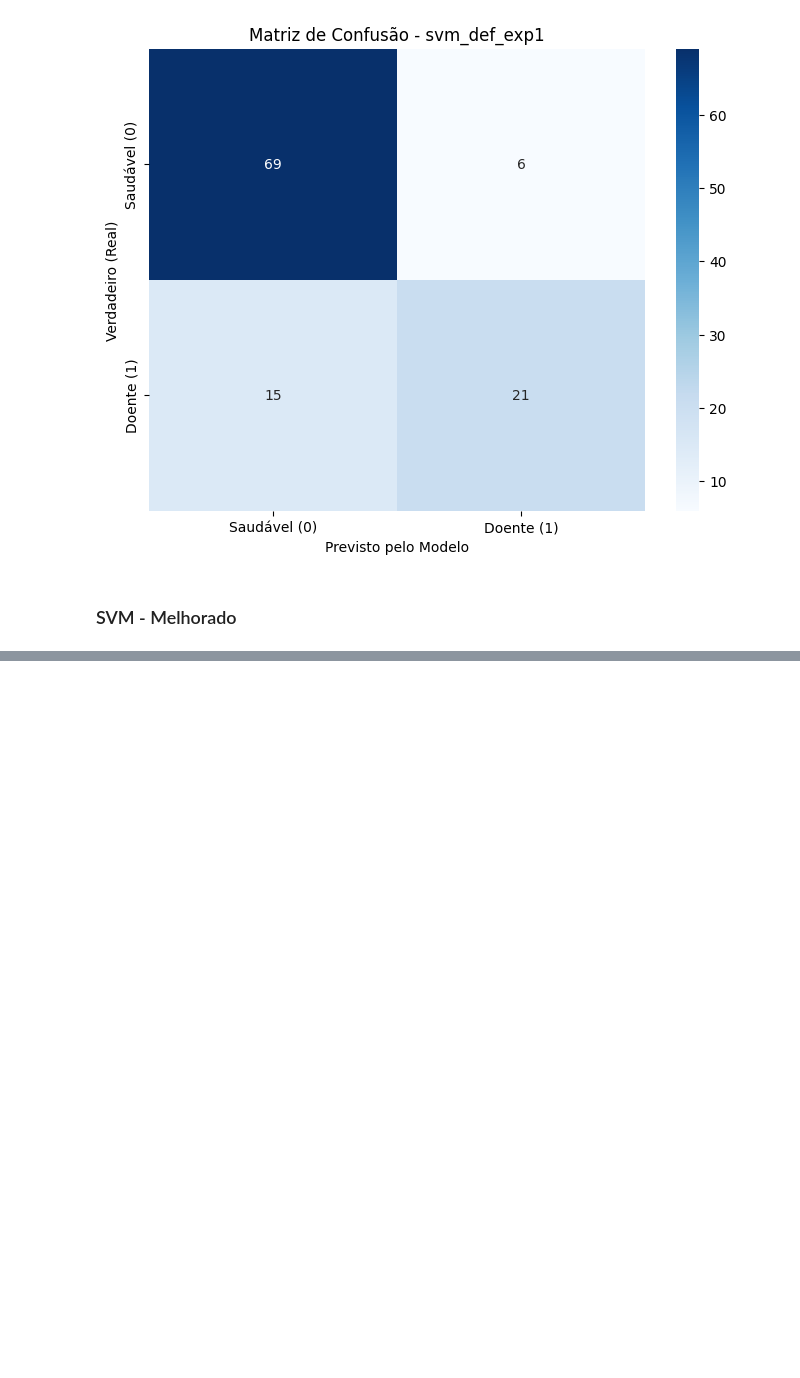
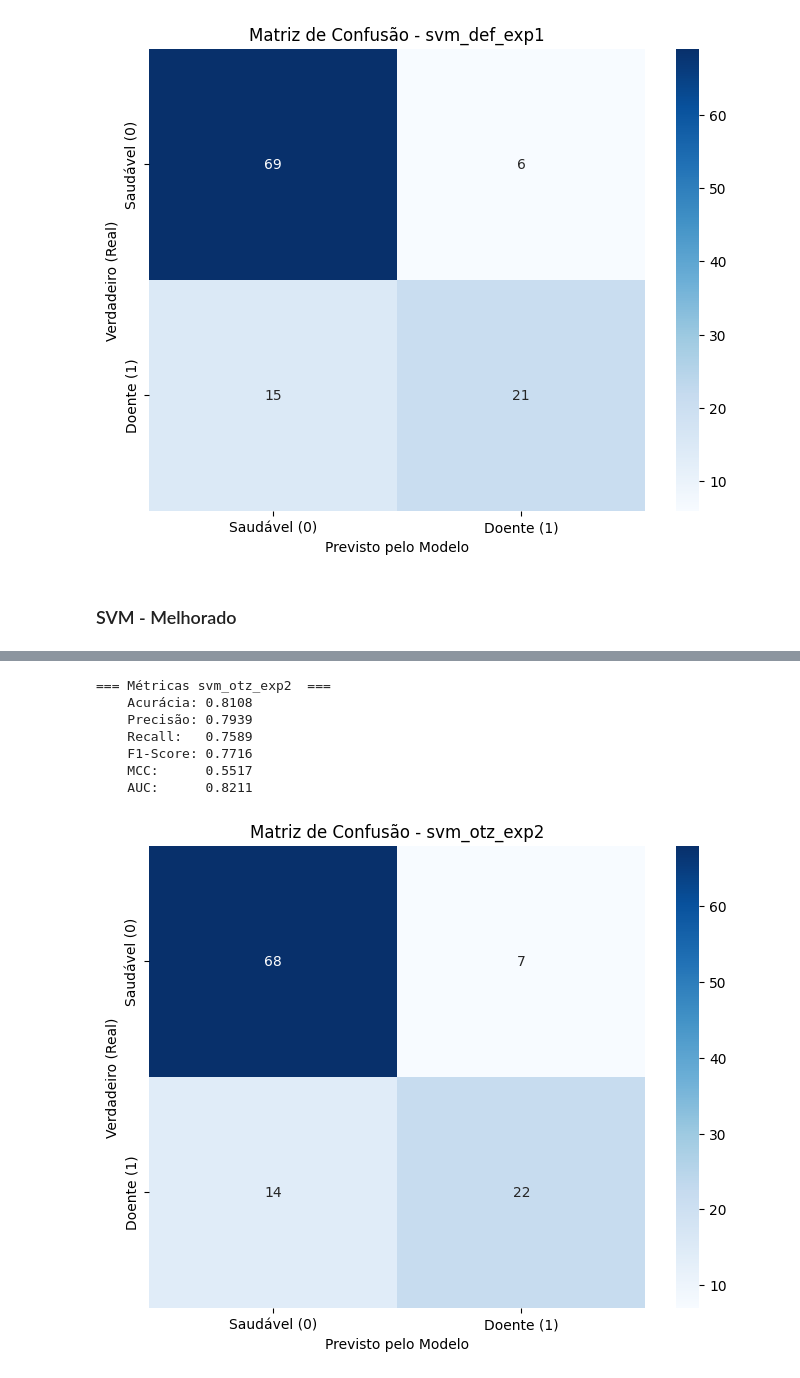
Before and after one commit to RenanCatini/cbc_covid19, a Jupyter notebook: notebooks/05_svm.ipynb, the cells around one changed output, grey strips where cells are left out. Drawn from its saved outputs; the diff is of its cells as text; code cells hidden in the pictures; blank space fills up the shorter version.

```diff
--- a/notebooks/05_svm.ipynb
+++ b/notebooks/05_svm.ipynb
@@ -123,0 +154,4 @@ save_results(y_pred_otz_exp1, y_prob_otz_exp1, 'svm_otz_exp1', caminho)
+# %%
+# Criar o experimento
+experimento_2 = SVMExperiment(X_train_exp2, y_train_exp2, 'svm_otz_exp2', caminho)
+experimento_2.tune_and_fit(n_trials=50)
@@ -123,0 +187,16 @@ save_results(y_pred_otz_exp1, y_prob_otz_exp1, 'svm_otz_exp1', caminho)
+# %%
+# Avaliar resultados e salvar
+y_pred_otz_exp2 = experimento_2.best_model.predict(X_test_exp2)
+y_prob_otz_exp2 = experimento_2.best_model.predict_proba(X_test_exp2)[:, 1]
+
+evaluate_model(y_test_exp2, y_pred_otz_exp2, y_prob_otz_exp2, 'svm_otz_exp2')
+save_results(y_pred_otz_exp2, y_prob_otz_exp2, 'svm_otz_exp2', caminho)
+# %% [output]
+=== Métricas svm_otz_exp2  ===
+    Acurácia: 0.8108
+    Precisão: 0.7939
+    Recall:   0.7589
+    F1-Score: 0.7716
+    MCC:      0.5517
+    AUC:      0.8211
+[figure, added]
```
Also changed, not shown: parts of 10 cells of this notebook, 13 other files.
